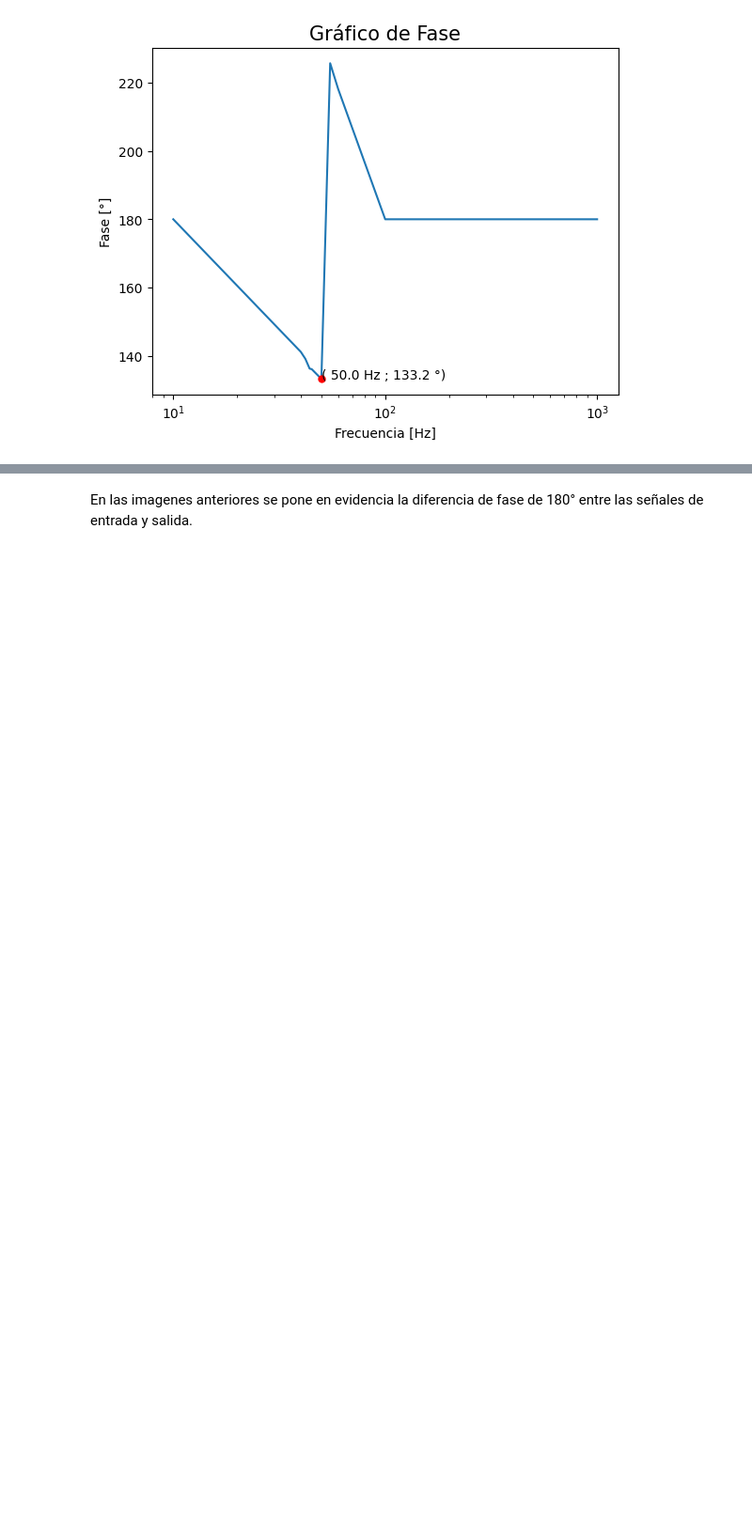
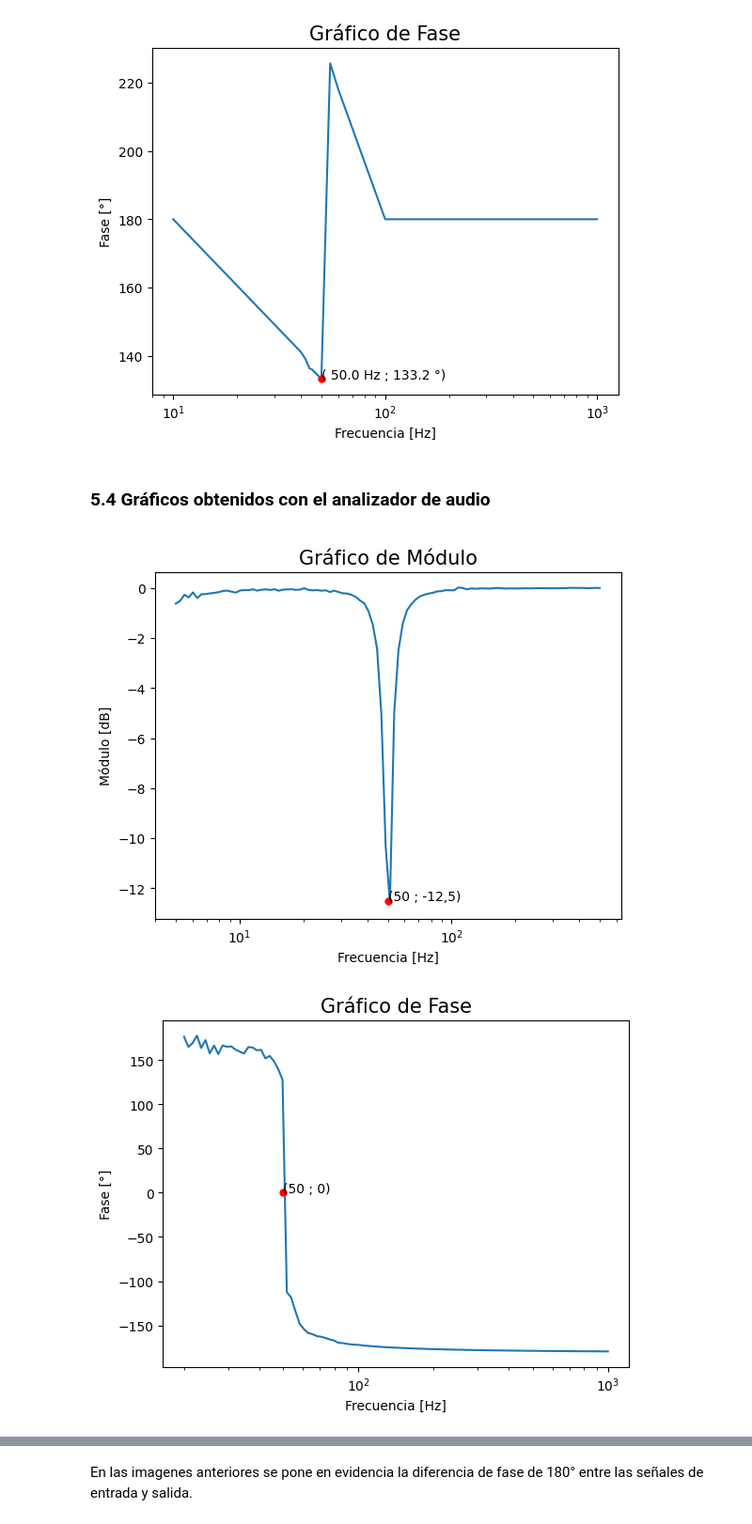
Before and after one commit to facundo-iglesias/TC2, a Jupyter notebook: TrabajoPractico_laboratorio1/TPL1.ipynb, the cells around one changed output, grey strips where cells are left out. Shown at 94% size. Drawn from its saved outputs; the diff is of its cells as text; code cells hidden in the pictures; blank space fills up the shorter version.

Commit message:
Add files via upload
Agregado de mediciones con analizador de audio

```diff
--- a/TrabajoPractico_laboratorio1/TPL1.ipynb
+++ b/TrabajoPractico_laboratorio1/TPL1.ipynb
@@ -313,3 +320,12 @@ x = f
 plotVector([x,y],["Gráfico de Fase","Frecuencia [Hz]","Fase [°]"],[x[5],y[5],"( {} Hz ; {} °)".format(x[5],y[5])])
 # %% [output]
 [figure]
+# %% [markdown]
+<a name="id5.4">
+    <h3>5.4 Gráficos obtenidos con el analizador de audio</h3>
+</a>
+# %%
+plotFromCSV('./analizador/SweepData_phase.csv','./analizador/SweepData_module.csv')
+# %% [output]
+[figure, added]
+[figure, added]
```
Also changed, not shown: parts of 9 cells of this notebook, 7 other files.
